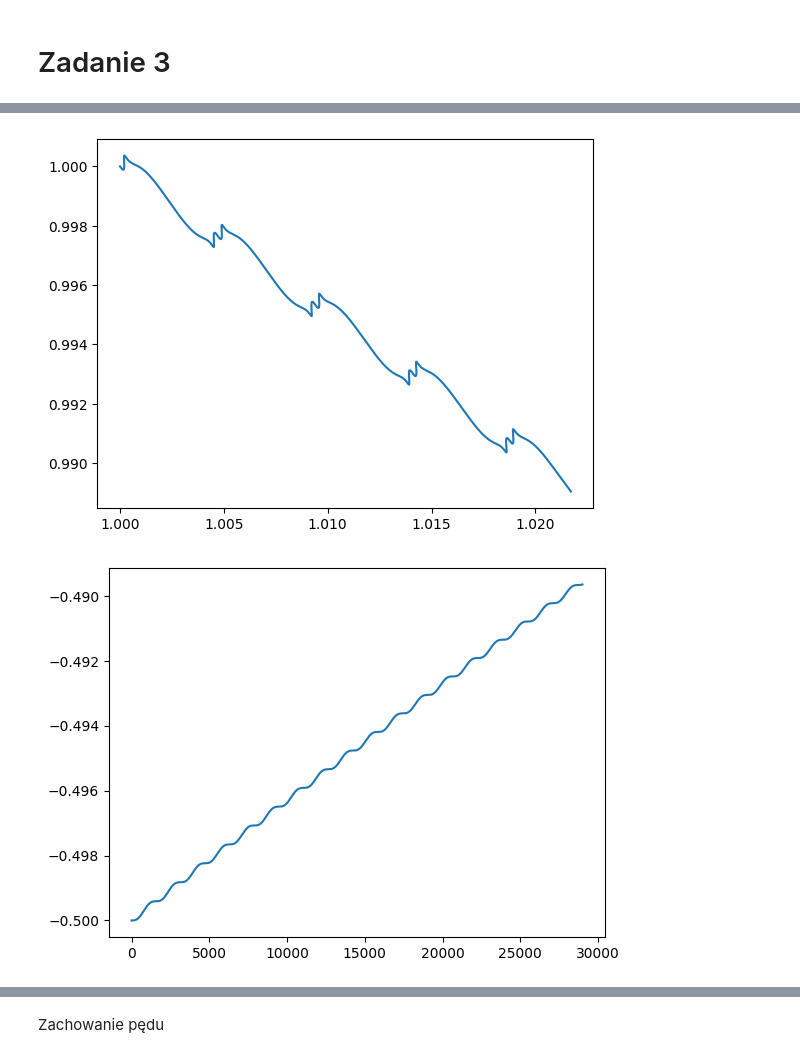
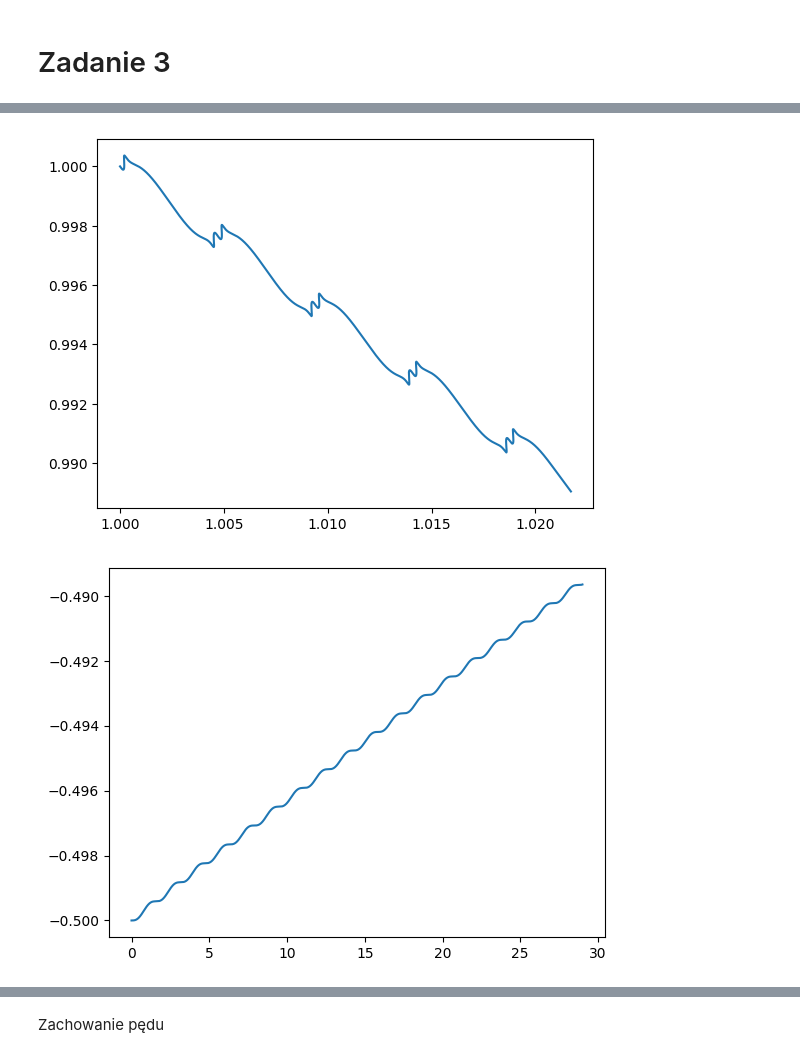
Before and after one commit to kpiotr6/MOWNIT, a Jupyter notebook: L9/txt.ipynb, the cells around one changed output, grey strips where cells are left out. Cells and saved outputs as stored; diff of their text form; code cells hidden in the pictures.

```diff
--- a/L9/txt.ipynb
+++ b/L9/txt.ipynb
@@ -198,27 +198,27 @@ def euler_semi_mat(x1, x2, y1, y2, h, time, end, endx=True):
 # %%
 n = 30
 h = 0.001
 sol = euler_semi_mat(1,0,0,1,h,0,n)
 y,x,y_der,x_der,t,v,r = [i[0] for i in sol],[i[2] for i in sol],[i[1] for i in sol],[i[3] for i in sol],[i[4] for i in sol],[(i[1]**2+i[3]**2)**(1/2) for i in sol],[(i[0]**2+i[2]**2)**(1/2) for i in sol]
 plt.plot(x,y)
 plt.show()
 plt.plot(t,y)
 plt.show()
 plt.plot(t,x)
 plt.show()
 plt.plot(r,v)
 plt.show()
 # Energy
 eval = [(x_der[i]**2+y_der[i]**2)/2-1/r[i] for i in range(len(r))]
-plt.plot(eval)
+plt.plot(t,eval)
 plt.show()
 # Momentum
 pval = [x[i]*y_der[i]-y[i]*x_der[i] for i in range(len(x))]
-plt.plot(pval)
+plt.plot(t,pval)
 plt.show()
 # %% [output]
 [figure]
 [figure]
 [figure]
 [figure]
-[figure, old version]
+[figure, new version]
```
Also changed, not shown: parts of 4 cells of this notebook.
